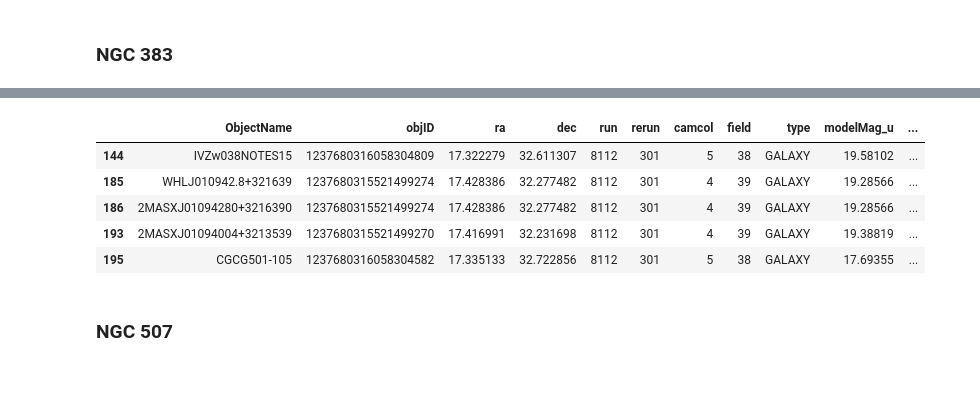
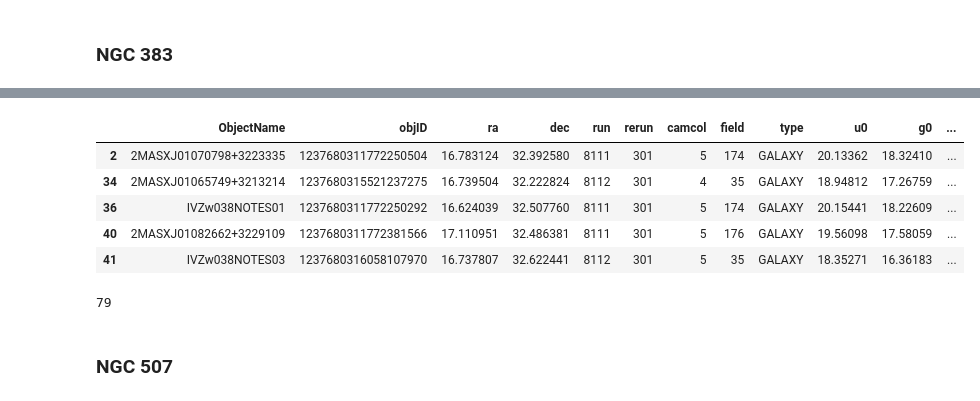
Before and after one commit to danbanan/Perseus-vs-background, a Jupyter notebook: background-filter.ipynb, the cells around one changed output, grey strips where cells are left out. Saved outputs shown, nothing was run; the diff lists cells and outputs as text; code cells hidden in the pictures.

```diff
--- a/background-filter.ipynb
+++ b/background-filter.ipynb
@@ -29,13 +29,18 @@ ngc383_back.head()
 # %%
-ngc383_back = ngc383_back.loc[(ngc383_back['modelMag_r'] > 15.5) & (ngc383_back['modelMag_r'] < 16.5)]
-ngc383_back.head() # 26 background giants of NGC 383
+ngc383_back = ngc383_back.loc[(ngc383_back['r0'] > 15) & (ngc383_back['r0'] < 17.5)]
+ngc383_back.head()
 # %% [output]
-|  | ObjectName | objID | ra | dec | run | rerun | camcol | field | type | modelMag_u | ... |
-| 144 | IVZw038NOTES15 | 1237680316058304809 | 17.322279 | 32.611307 | 8112 | 301 | 5 | 38 | GALAXY | 19.58102 | ... |
-| 185 | WHLJ010942.8+321639 | 1237680315521499274 | 17.428386 | 32.277482 | 8112 | 301 | 4 | 39 | GALAXY | 19.28566 | ... |
-| 186 | 2MASXJ01094280+3216390 | 1237680315521499274 | 17.428386 | 32.277482 | 8112 | 301 | 4 | 39 | GALAXY | 19.28566 | ... |
-| 193 | 2MASXJ01094004+3213539 | 1237680315521499270 | 17.416991 | 32.231698 | 8112 | 301 | 4 | 39 | GALAXY | 19.38819 | ... |
-| 195 | CGCG501-105 | 1237680316058304582 | 17.335133 | 32.722856 | 8112 | 301 | 5 | 38 | GALAXY | 17.69355 | ... |
+|  | ObjectName | objID | ra | dec | run | rerun | camcol | field | type | u0 | g0 | ... |
+| 2 | 2MASXJ01070798+3223335 | 1237680311772250504 | 16.783124 | 32.392580 | 8111 | 301 | 5 | 174 | GALAXY | 20.13362 | 18.32410 | ... |
+| 34 | 2MASXJ01065749+3213214 | 1237680315521237275 | 16.739504 | 32.222824 | 8112 | 301 | 4 | 35 | GALAXY | 18.94812 | 17.26759 | ... |
+| 36 | IVZw038NOTES01 | 1237680311772250292 | 16.624039 | 32.507760 | 8111 | 301 | 5 | 174 | GALAXY | 20.15441 | 18.22609 | ... |
+| 40 | 2MASXJ01082662+3229109 | 1237680311772381566 | 17.110951 | 32.486381 | 8111 | 301 | 5 | 176 | GALAXY | 19.56098 | 17.58059 | ... |
+| 41 | IVZw038NOTES03 | 1237680316058107970 | 16.737807 | 32.622441 | 8112 | 301 | 5 | 35 | GALAXY | 18.35271 | 16.36183 | ... |
+# %%
+# 79 background giants of NGC 383
+len(ngc383_back)
+# %% [output]
+79
 # %% [markdown]
 ### NGC 507
 # %%
```
Also changed, not shown: parts of 12 cells of this notebook, 1 other file.
